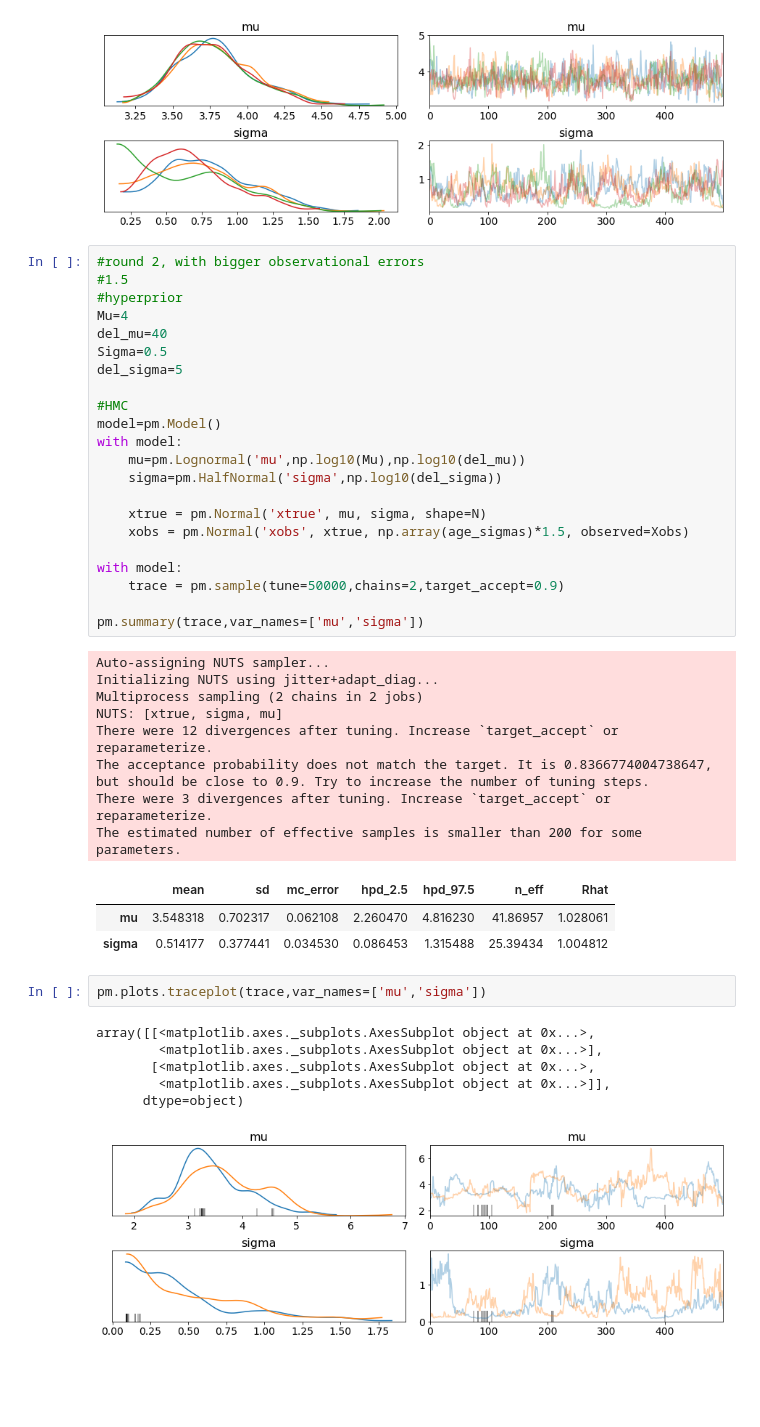
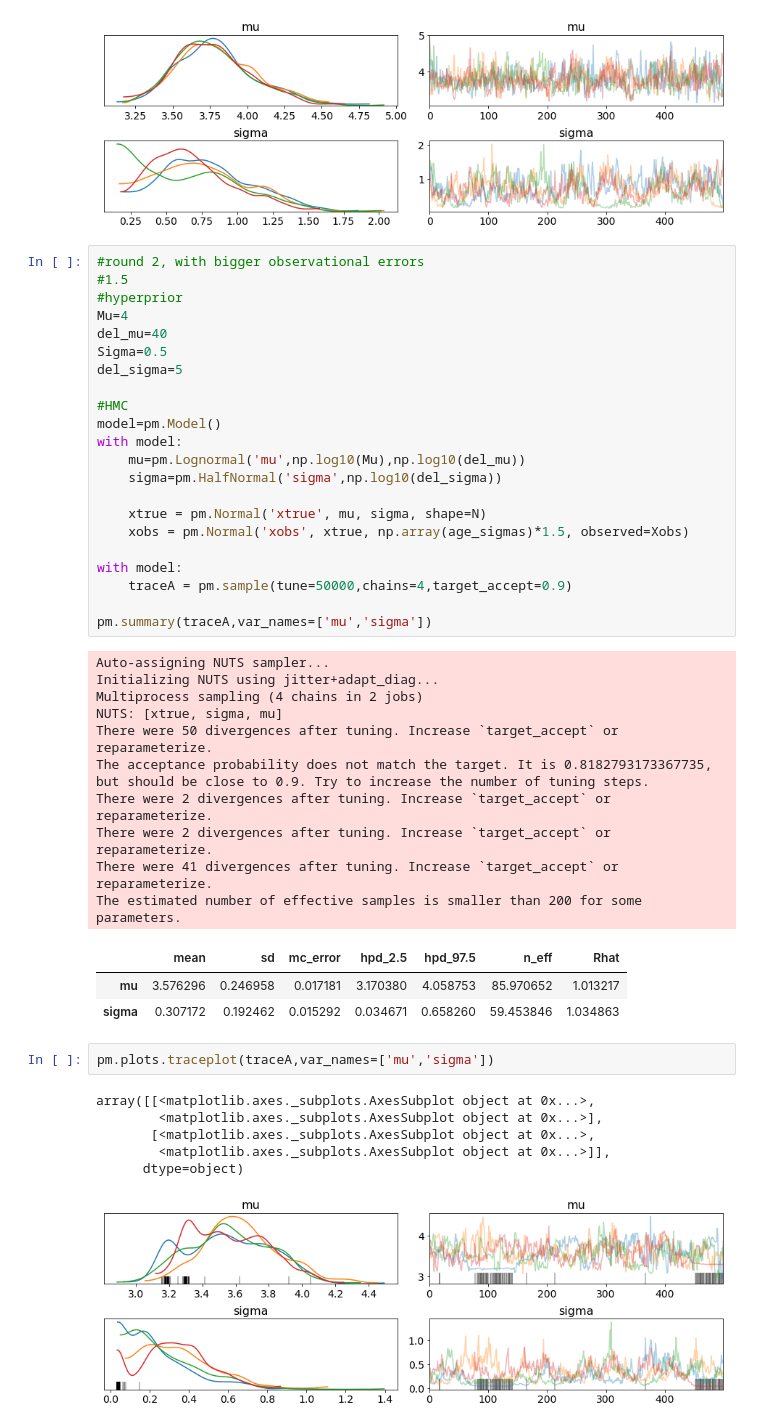
Before and after one commit to Harry-Westwood/Y4-Project-InterNeuralStellar, a Jupyter notebook: Hin's_files/M67.ipynb, the cells around one changed output. Drawn from its saved outputs; the diff is of its cells as text; blank space fills up the shorter version.

```diff
--- a/Hin's_files/M67.ipynb
+++ b/Hin's_files/M67.ipynb
@@ -101,30 +101,32 @@ with model:
     xobs = pm.Normal('xobs', xtrue, np.array(age_sigmas)*1.5, observed=Xobs)
 
 with model:
-    trace = pm.sample(tune=50000,chains=2,target_accept=0.9)
+    traceA = pm.sample(tune=50000,chains=4,target_accept=0.9)
 
-pm.summary(trace,var_names=['mu','sigma'])
+pm.summary(traceA,var_names=['mu','sigma'])
 # %% [output]
 Auto-assigning NUTS sampler...
 Initializing NUTS using jitter+adapt_diag...
-Multiprocess sampling (2 chains in 2 jobs)
+Multiprocess sampling (4 chains in 2 jobs)
 NUTS: [xtrue, sigma, mu]
-There were 12 divergences after tuning. Increase `target_accept` or reparameterize.
-The acceptance probability does not match the target. It is 0.8366774004738647, but should be close to 0.9. Try to increase the number of tuning steps.
-There were 3 divergences after tuning. Increase `target_accept` or reparameterize.
+There were 50 divergences after tuning. Increase `target_accept` or reparameterize.
+The acceptance probability does not match the target. It is 0.8182793173367735, but should be close to 0.9. Try to increase the number of tuning steps.
+There were 2 divergences after tuning. Increase `target_accept` or reparameterize.
+There were 2 divergences after tuning. Increase `target_accept` or reparameterize.
+There were 41 divergences after tuning. Increase `target_accept` or reparameterize.
 The estimated number of effective samples is smaller than 200 for some parameters.
 |  | mean | sd | mc_error | hpd_2.5 | hpd_97.5 | n_eff | Rhat |
-| mu | 3.548318 | 0.702317 | 0.062108 | 2.260470 | 4.816230 | 41.86957 | 1.028061 |
-| sigma | 0.514177 | 0.377441 | 0.034530 | 0.086453 | 1.315488 | 25.39434 | 1.004812 |
+| mu | 3.576296 | 0.246958 | 0.017181 | 3.170380 | 4.058753 | 85.970652 | 1.013217 |
+| sigma | 0.307172 | 0.192462 | 0.015292 | 0.034671 | 0.658260 | 59.453846 | 1.034863 |
 # %%
-pm.plots.traceplot(trace,var_names=['mu','sigma'])
+pm.plots.traceplot(traceA,var_names=['mu','sigma'])
 # %% [output]
 array([[<matplotlib.axes._subplots.AxesSubplot object at 0x...>,
         <matplotlib.axes._subplots.AxesSubplot object at 0x...>],
        [<matplotlib.axes._subplots.AxesSubplot object at 0x...>,
         <matplotlib.axes._subplots.AxesSubplot object at 0x...>]],
       dtype=object)
-[figure, old version]
+[figure, new version]
 # %%
 #2.0
 #hyperprior
```
Also changed, not shown: parts of 18 cells of this notebook.
